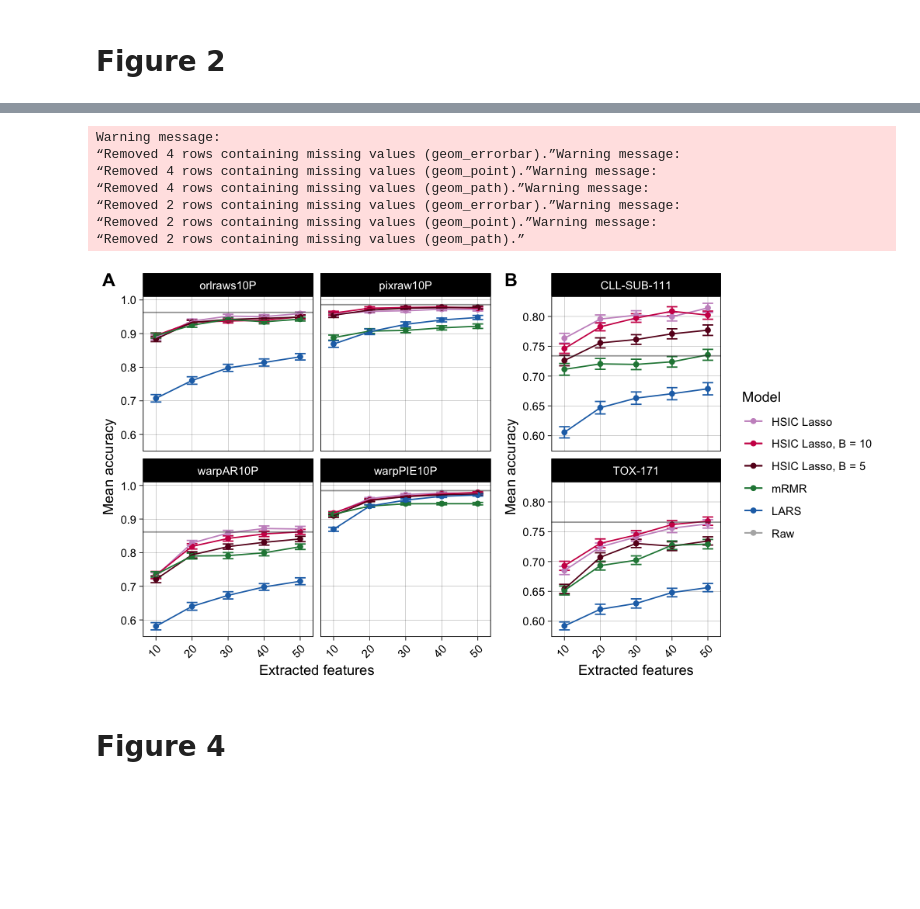
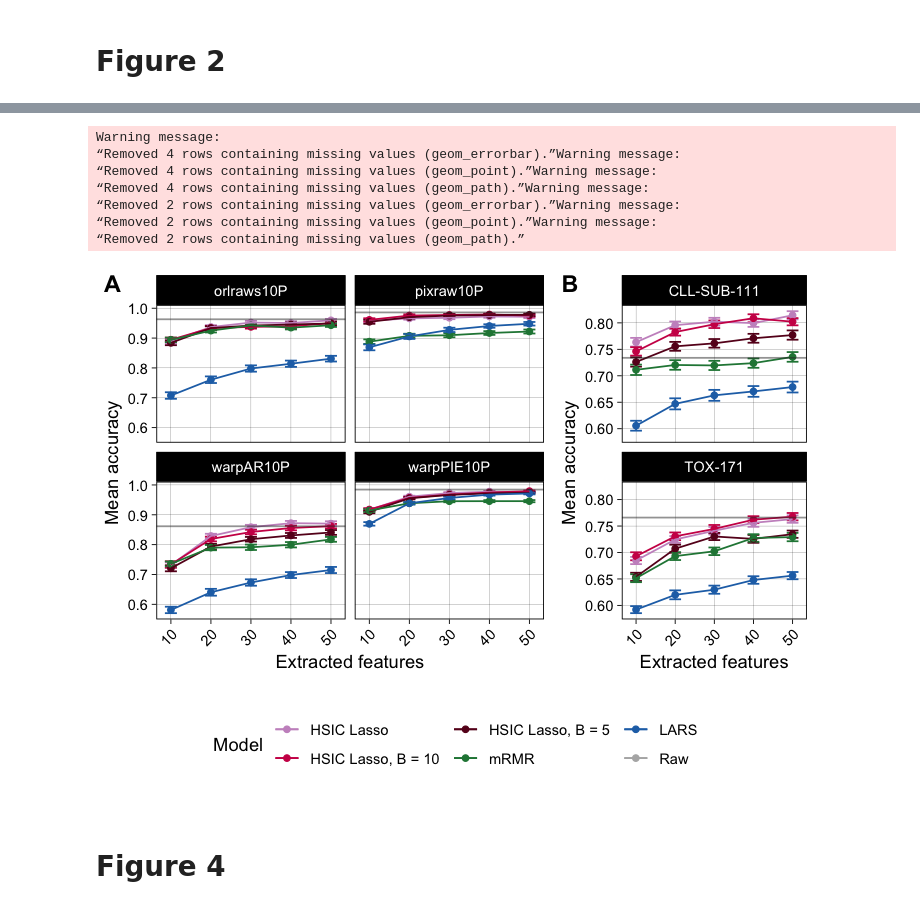
Before and after one commit to hclimente/nori, a Jupyter notebook: doc/figures.ipynb, the cells around one changed output, grey strips where cells are left out. Drawn from its saved outputs; the diff is of its cells as text; code cells hidden in the pictures; blank space fills up the shorter version.

Commit message:
updated figures

```diff
--- a/doc/figures.ipynb
+++ b/doc/figures.ipynb
@@ -135,8 +135,11 @@ ma <- prediction_ma %>%
         geom_line() +
         geom_hline(data = filter(prediction_ma, model == 'Raw'), aes(yintercept = accuracy), colour = 'gray20', alpha = 0.5) +
         theme_linedraw() +
-        theme(axis.text.x = element_text(angle = 45, hjust = 1),
+        theme(legend.position = 'none',
+              axis.text.x = element_text(angle = 45, hjust = 1),
               panel.grid.minor = element_blank()) +
         labs(x = 'Extracted features', y = 'Mean accuracy', color = 'Model') +
         scale_color_manual(values = palette) +
         facet_wrap(~label, nrow = 2)
+
+legend <- get_legend(ma + theme(legend.position = 'bottom'))
@@ -143,17 +151,18 @@ ma <- prediction_ma %>%
 # %%
-fig2 <- plot_grid(face_recognition, ma, labels = c('A', 'B'), rel_widths = c(1,0.97))
-ggsave('img/figure_2.pdf', fig2, width =8.5, height=4.5)
-options(repr.plot.width=8.5, repr.plot.height=4.5)
+fig2 <- plot_grid(face_recognition, ma, labels = c('A', 'B'), rel_widths = c(2,1.15))
+fig2 <- plot_grid(fig2, legend, rel_heights = c(1, .3), nrow = 2)
+ggsave('img/figure_2.pdf', fig2, width = 6, height = 4.5)
+options(repr.plot.width = 6, repr.plot.height = 4.5)
 fig2
 # %% [output]
 Warning message:
 “Removed 4 rows containing missing values (geom_errorbar).”Warning message:
 “Removed 4 rows containing missing values (geom_point).”Warning message:
 “Removed 4 rows containing missing values (geom_path).”Warning message:
 “Removed 2 rows containing missing values (geom_errorbar).”Warning message:
 “Removed 2 rows containing missing values (geom_point).”Warning message:
 “Removed 2 rows containing missing values (geom_path).”
-[figure, old version]
+[figure, new version]
 # %% [markdown]
 # Figure 4
 # %%
```
Also changed, not shown: parts of 1 cell of this notebook, 3 other files.
